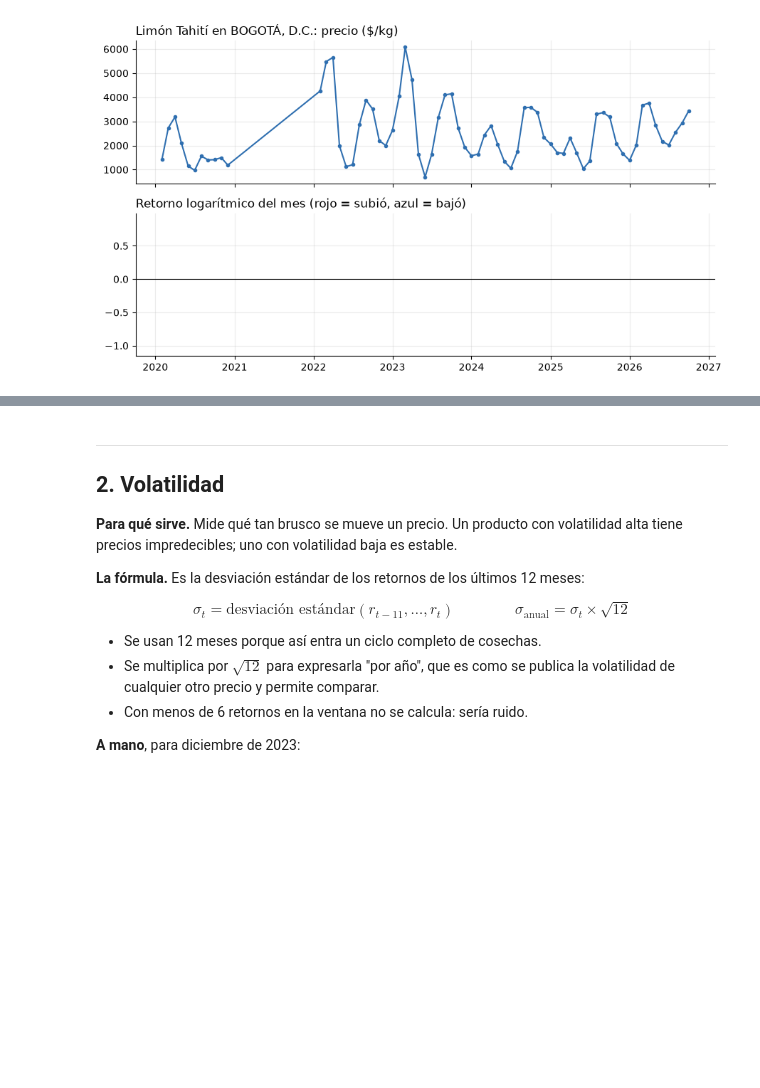
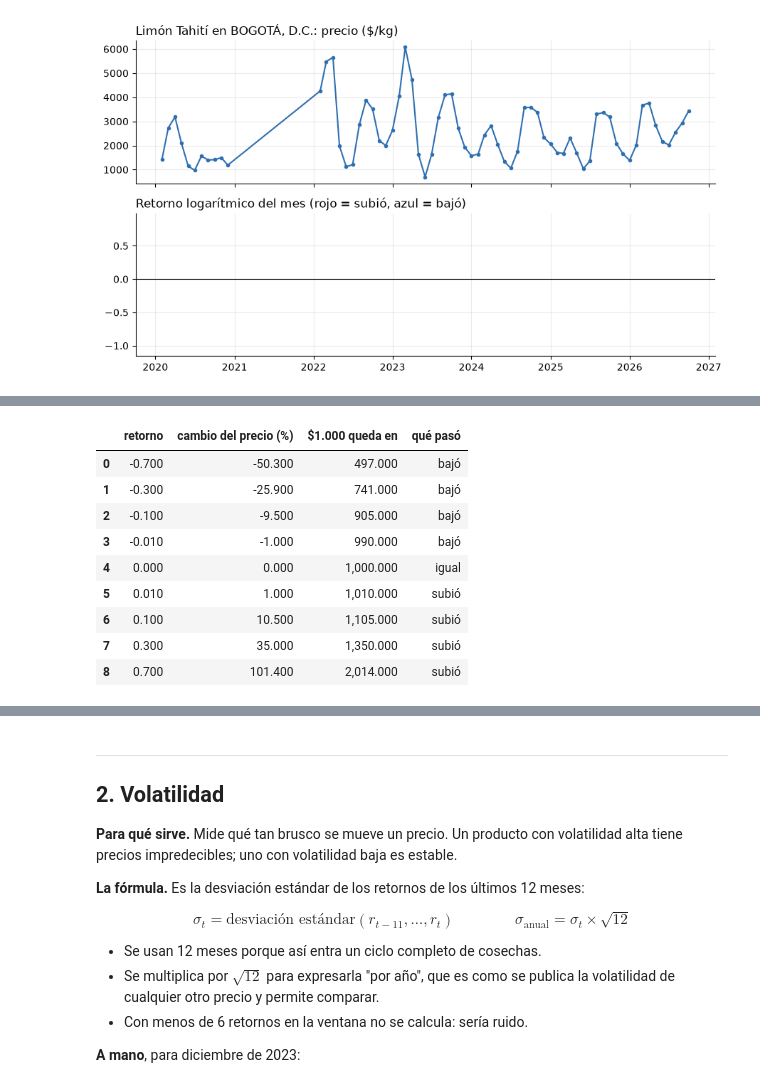
Before and after one commit to Luis-Vanegas/caso8-precios-agricolas, a Jupyter notebook: notebooks/calculos_paso_a_paso.ipynb, the cells around one changed output, grey strips where cells are left out. Saved outputs shown, nothing was run; the diff lists cells and outputs as text; code cells hidden in the pictures; blank space fills up the shorter version.

```diff
--- a/notebooks/calculos_paso_a_paso.ipynb
+++ b/notebooks/calculos_paso_a_paso.ipynb
@@ -166,0 +177,19 @@ bajada de cerca del 26 %. Para cambios pequeños, el retorno × 100 es casi el p
+# %%
+r = pd.Series([-0.70, -0.30, -0.10, -0.01, 0.0, 0.01, 0.10, 0.30, 0.70])
+pd.DataFrame({
+    "retorno": r,
+    "cambio del precio (%)": ((np.exp(r) - 1) * 100).round(1),
+    "$1.000 queda en": (1000 * np.exp(r)).round(0),
+    "qué pasó": np.select([r > 0, r < 0], ["subió", "bajó"], "igual"),
+})
+# %% [output]
+|  | retorno | cambio del precio (%) | $1.000 queda en | qué pasó |
+| 0 | -0.700 | -50.300 | 497.000 | bajó |
+| 1 | -0.300 | -25.900 | 741.000 | bajó |
+| 2 | -0.100 | -9.500 | 905.000 | bajó |
+| 3 | -0.010 | -1.000 | 990.000 | bajó |
+| 4 | 0.000 | 0.000 | 1,000.000 | igual |
+| 5 | 0.010 | 1.000 | 1,010.000 | subió |
+| 6 | 0.100 | 10.500 | 1,105.000 | subió |
+| 7 | 0.300 | 35.000 | 1,350.000 | subió |
+| 8 | 0.700 | 101.400 | 2,014.000 | subió |
```
Also changed, not shown: parts of 22 cells of this notebook.
